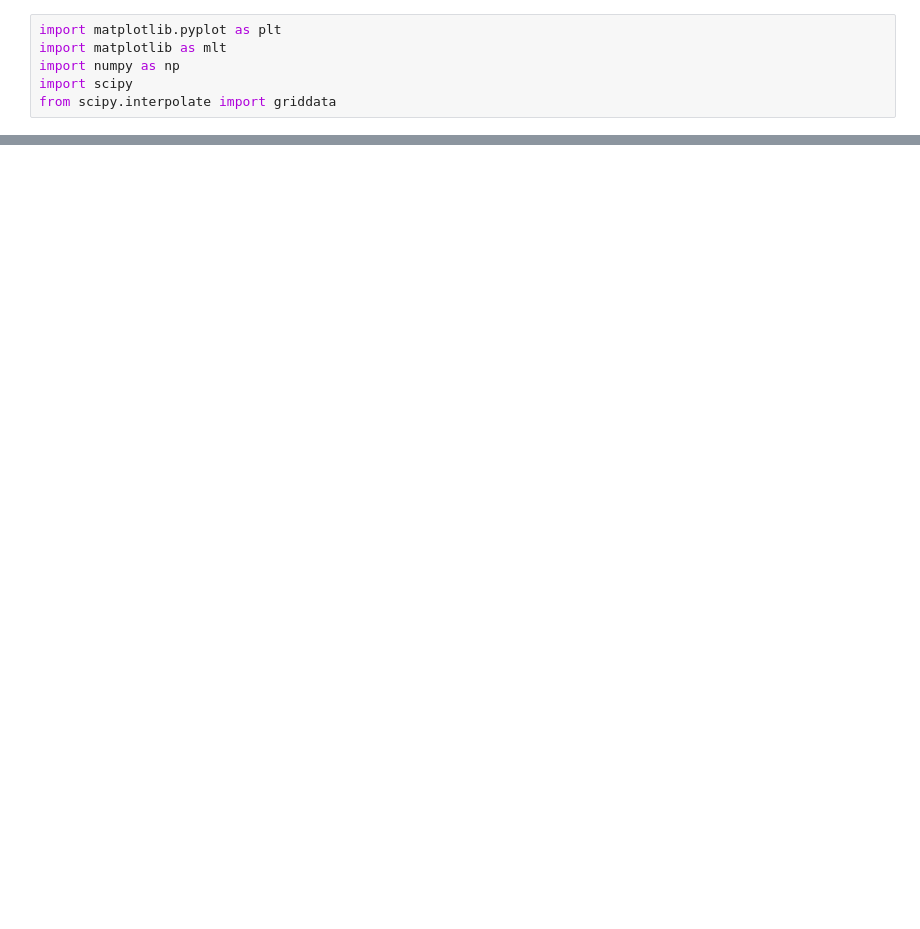
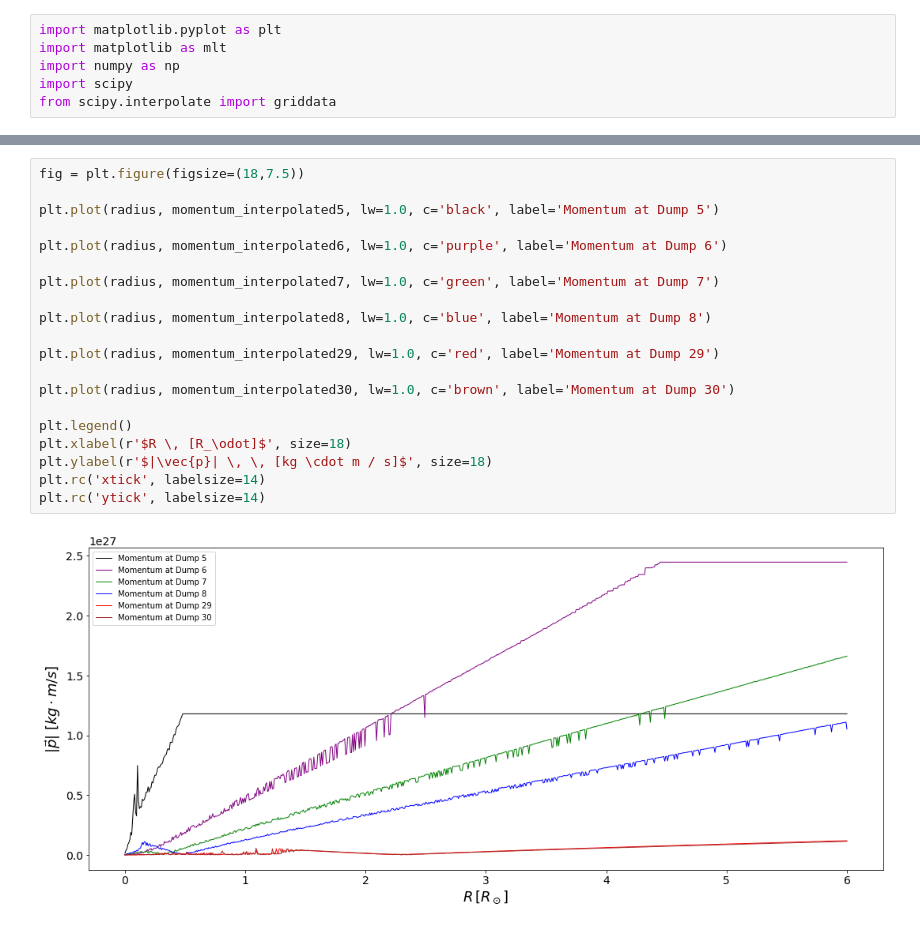
Before and after one commit to SudatKhan/ureca_repo, a Jupyter notebook: new_collision_analysis.ipynb, the cells around one changed output, grey strips where cells are left out. Saved outputs shown, nothing was run; the diff lists cells and outputs as text; blank space fills up the shorter version.

```diff
--- a/new_collision_analysis.ipynb
+++ b/new_collision_analysis.ipynb
@@ -116,0 +147,22 @@ plt.rc('ytick', labelsize=14)
+# %%
+fig = plt.figure(figsize=(18,7.5))
+
+plt.plot(radius, momentum_interpolated5, lw=1.0, c='black', label='Momentum at Dump 5')
+
+plt.plot(radius, momentum_interpolated6, lw=1.0, c='purple', label='Momentum at Dump 6')
+
+plt.plot(radius, momentum_interpolated7, lw=1.0, c='green', label='Momentum at Dump 7')
+
+plt.plot(radius, momentum_interpolated8, lw=1.0, c='blue', label='Momentum at Dump 8')
+
+plt.plot(radius, momentum_interpolated29, lw=1.0, c='red', label='Momentum at Dump 29')
+
+plt.plot(radius, momentum_interpolated30, lw=1.0, c='brown', label='Momentum at Dump 30')
+
+plt.legend()
+plt.xlabel(r'$R \, [R_\odot]$', size=18)
+plt.ylabel(r'$|\vec{p}| \, \, [kg \cdot m / s]$', size=18)
+plt.rc('xtick', labelsize=14)
+plt.rc('ytick', labelsize=14)
+# %% [output]
+[figure, added]
```
Also changed, not shown: parts of 5 cells of this notebook.
